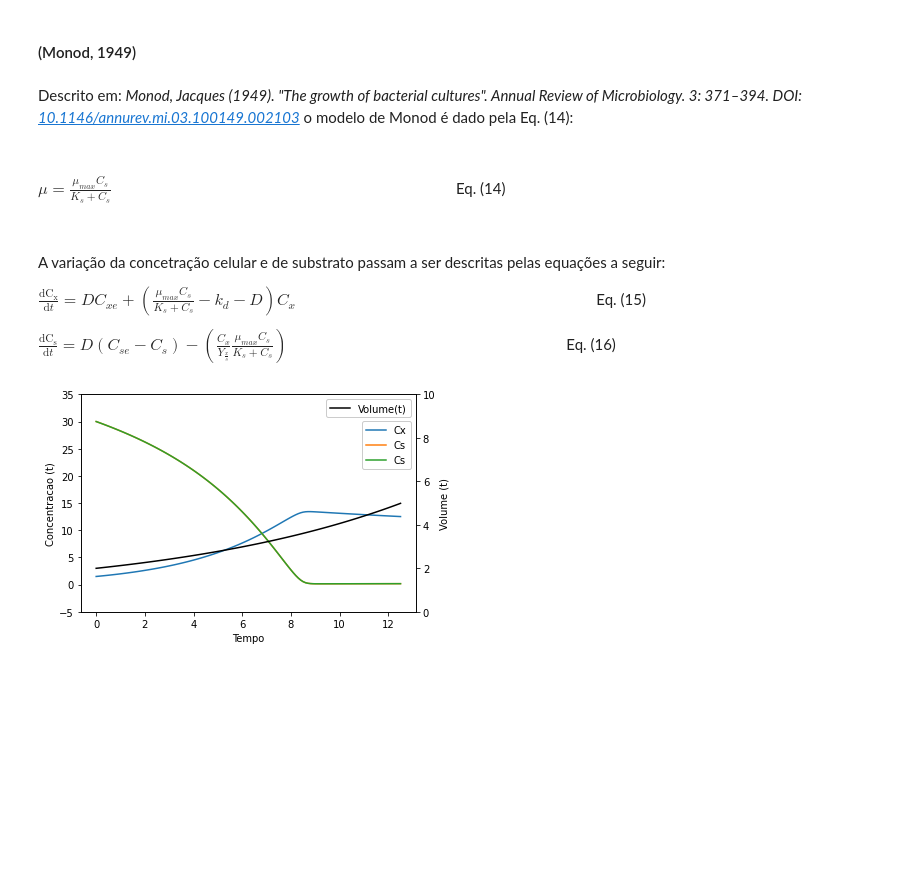
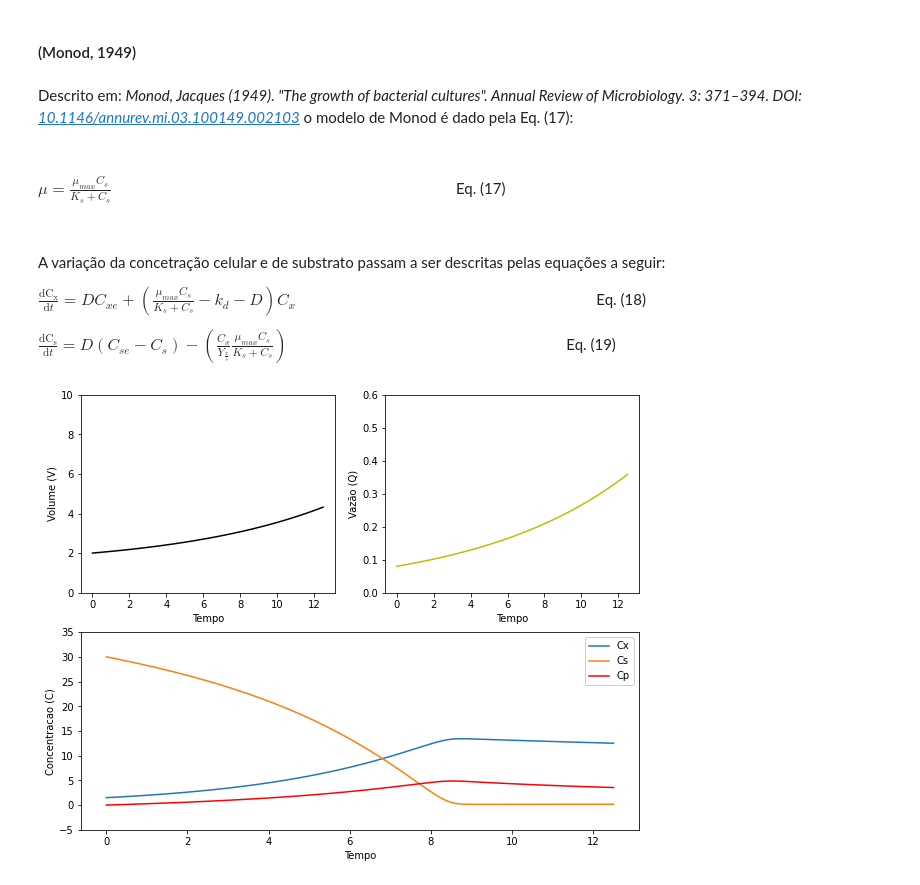
Before and after one commit to VitorMazziero/Processos-Fermentativos, a Jupyter notebook: Modelos Cineticos para Simulação - Batelada Alimentada.ipynb, the cells around one changed output. Cells and saved outputs as stored; diff of their text form; code cells hidden in the pictures; blank space fills up the shorter version.

```diff
--- a/Modelos Cineticos para Simulação - Batelada Alimentada.ipynb
+++ b/Modelos Cineticos para Simulação - Batelada Alimentada.ipynb
@@ -288,7 +288,7 @@ def Cp_Var(Cp, t, Cpe, α, β, D, Cx, Kdp):
 # %% [markdown]
 Definindo as condições iniciais:
 # %%
-# Simulação - μ constante
+# Simulação - μ constante Batelada alimentada
 
 # -*- coding: utf-8 -*-
 """
@@ -308,13 +308,13 @@ C = [Cx0, Cs0, Cp0]
 
 # Parâmetros para crescimento celular
 μ = 0.3
-Kd = 0.05
+Kd = 0
 
 # Parâmetros para consumo de substrato
 Yxs = 0.2
 
 # Parâmetros para formação de produto
-α = 0.25
+α = 0.1
 β = 0
 Kdp = 0
 # %% [markdown]
@@ -337,9 +337,9 @@ print(t)
 Definindo os parâmetros operacionais
 # %%
 # Parâmetros operacionais
-Q0 = 5*10**-2
+Q0 = 8*10**-2
 V0 = 2.0
-β = 0.25
+δ = 0.12
 
 #Concentrações de alimentação
 Cxe = 0
@@ -348,10 +348,10 @@ Cpe = 0
 # %% [markdown]
 Unindo as funções Cx_Var, Cs_Var e Cp_Var descritas anteriormente em **C_Var** :
 # %%
-def C_Var(C, t, μ, Kd, Yxs, α, β, Kdp, Q0, V0, Cxe, Cse, Cpe):
+def C_Var(C, t, μ, Kd, Yxs, α, β, Kdp, Q0, V0, δ, Cxe, Cse, Cpe):
     # Vazão exponencial
-    Q = Q0*(np.exp(β*t))
-    V = V0 + (Q0/β)*(np.exp(β*t)-1)
+    Q = Q0*(np.exp(δ*t))
+    V = V0 + (Q0/δ)*(np.exp(δ*t)-1)
     D = Q/V
 
     dCxdt = D*Cxe + (μ-Kd-D)*C[0] #Eq. (5)
@@ -399,22 +407,22 @@ Como observado para μ constante, limitações físicas relacionadas a disponibi
 # %% [markdown]
 #### (Monod, 1949)
 # %% [markdown]
-Descrito em: *Monod, Jacques (1949). "The growth of bacterial cultures". Annual Review of Microbiology. 3: 371–394. DOI: [10.1146/annurev.mi.03.100149.002103](https://https://www.annualreviews.org/doi/10.1146/annurev.mi.03.100149.002103)* o modelo de Monod é dado pela Eq. (14):
+Descrito em: *Monod, Jacques (1949). "The growth of bacterial cultures". Annual Review of Microbiology. 3: 371–394. DOI: [10.1146/annurev.mi.03.100149.002103](https://https://www.annualreviews.org/doi/10.1146/annurev.mi.03.100149.002103)* o modelo de Monod é dado pela Eq. (17):
 
 ⠀
 
-$\mu = \frac{\mu_{max}C_{s} }{K_{s}+C_{s}}$ ⠀⠀⠀⠀⠀⠀⠀⠀⠀⠀⠀⠀⠀⠀⠀⠀⠀⠀⠀⠀⠀⠀⠀⠀⠀⠀⠀⠀⠀⠀⠀Eq. (14)
+$\mu = \frac{\mu_{max}C_{s} }{K_{s}+C_{s}}$ ⠀⠀⠀⠀⠀⠀⠀⠀⠀⠀⠀⠀⠀⠀⠀⠀⠀⠀⠀⠀⠀⠀⠀⠀⠀⠀⠀⠀⠀⠀⠀Eq. (17)
 
 ⠀
 
 A variação da concetração celular e de substrato passam a ser descritas pelas equações a seguir:
 
-$\frac{\mathrm{dC_{x}} }{\mathrm{d} t} = DC_{xe} + (\frac{\mu_{max}C_{s} }{K_{s}+C_{s}} - k_{d} -D)  C_{x}$ ⠀⠀⠀⠀⠀⠀⠀⠀⠀⠀⠀⠀⠀⠀⠀⠀⠀⠀⠀⠀⠀⠀⠀⠀⠀⠀⠀Eq. (15)
+$\frac{\mathrm{dC_{x}} }{\mathrm{d} t} = DC_{xe} + (\frac{\mu_{max}C_{s} }{K_{s}+C_{s}} - k_{d} -D)  C_{x}$ ⠀⠀⠀⠀⠀⠀⠀⠀⠀⠀⠀⠀⠀⠀⠀⠀⠀⠀⠀⠀⠀⠀⠀⠀⠀⠀⠀Eq. (18)
 
 
-$\frac{\mathrm{dC_{s}} }{\mathrm{d} t} = D(C_{se}-C_{s}) - (\frac{C_{x}}{Y_{\frac{x}{s}}}\frac{\mu_{max}C_{s} }{K_{s}+C_{s}})$ ⠀⠀⠀⠀⠀⠀⠀⠀⠀⠀⠀⠀⠀⠀⠀⠀⠀⠀⠀⠀⠀⠀⠀⠀⠀Eq. (16)
+$\frac{\mathrm{dC_{s}} }{\mathrm{d} t} = D(C_{se}-C_{s}) - (\frac{C_{x}}{Y_{\frac{x}{s}}}\frac{\mu_{max}C_{s} }{K_{s}+C_{s}})$ ⠀⠀⠀⠀⠀⠀⠀⠀⠀⠀⠀⠀⠀⠀⠀⠀⠀⠀⠀⠀⠀⠀⠀⠀⠀Eq. (19)
 # %%
-# Simulação - (Monod, 1949)
+# Simulação - (Monod, 1949) Batelada alimentada
 
 # -*- coding: utf-8 -*-
 """
@@ -450,48 +458,53 @@ Kdp = 0.1
 # Parâmetros operacionais
 Q0 = 0.12
 V0 = 2.0
-β = 0.1
+δ = 0.1
 
 #Concentrações de alimentação
 Cxe = 0
 Cse = 20
 Cpe = 0
 
 # Vetor tempo
 t=np.arange(0,12.6, 0.1) # Variação do tempo
 
-def C_Var(C, t, μ, Kd, Yxs, α, β, Kdp, Q0, V0, Cxe, Cse, Cpe):
+def C_Var(C, t, μmax, Kd, Ks, Yxs, α, β, Kdp, Q0, V0, δ, Cxe, Cse, Cpe):
     # Vazão exponencial
-    Q = Q0*(np.exp(β*t))
-    V = V0 + (Q0/β)*(np.exp(β*t)-1)
+    Q = Q0*(np.exp(δ*t))
+    V = V0 + (Q0/δ)*(np.exp(δ*t)-1)
     D = Q/V
 
-    μ = μmax*(C[1]/(Ks+C[1])) #Eq. (14)
+    μ = μmax*(C[1]/(Ks+C[1])) #Eq. (17)
     dCxdt = D*Cxe + (μ-Kd-D)*C[0] #Eq. (5)
     dCsdt = D*(Cse - C[1]) - μ*C[0]/Yxs #Eq. (10)
     dCpdt = D*(Cpe - C[2]) + α*μ*C[0]+β*C[0]-Kdp*C[2] #Eq. (16)
     return (dCxdt, dCsdt, dCpdt)
 
-Result = odeint(C_Var, C, t, args=(μmax, Kd, Yxs, α, β, Kdp, Q0, V0, Cxe, Cse, Cpe))
-fig, ax1 = plt.subplots()
+Result = odeint(C_Var, C, t, args=(μmax, Kd, Ks, Yxs, α, β, Kdp, Q0, V0, δ, Cxe, Cse, Cpe))
 
-Q = Q0*(np.exp(β*t))
-Volume = V0 + (Q0/β)*(np.exp(β*t)-1)
+fig = plt.subplots(figsize=(10, 8))
 
+ax1 = plt.subplot(212)
 ax1.plot(t, Result[:, 0], label='Cx')
 ax1.plot(t, Result[:, 1], label='Cs')
-ax1.plot(t, Result[:, 1], label='Cs')
-ax1.set_ylabel('Concentracao (t)')
+ax1.plot(t, Result[:, 2], label='Cp',  color = 'r')
+ax1.set_ylabel('Concentracao (C)')
 ax1.set_ylim([-5, 35])
-plt.legend(loc='upper right', bbox_to_anchor=(1, 0.9), facecolor='white', framealpha=1)
+ax1.set_xlabel('Tempo')
+ax1.legend(facecolor='white', framealpha=1)
 
-ax2 = ax1.twinx()
-ax2.plot(t,Volume,label='Volume(t)',  color = 'k')
-ax2.set_ylabel('Volume (t)')
+ax2 = plt.subplot(221)
+ax2.plot(t,V,  color = 'k')
+ax2.set_ylabel('Volume (V)')
 ax2.set_ylim([0, 10])
-ax1.set_xlabel('Tempo')
-plt.legend(facecolor='white', framealpha=1)
+ax2.set_xlabel('Tempo')
+
+ax3 = plt.subplot(222)
+ax3.plot(t,Q,  color = 'y')
+ax3.set_ylabel('Vazão (Q)')
+ax3.set_ylim([0, 0.6])
+ax3.set_xlabel('Tempo')
 
 plt.show()
 # %% [output]
-[figure, old version]
+[figure, new version]
```
Also changed, not shown: parts of 48 cells of this notebook.
